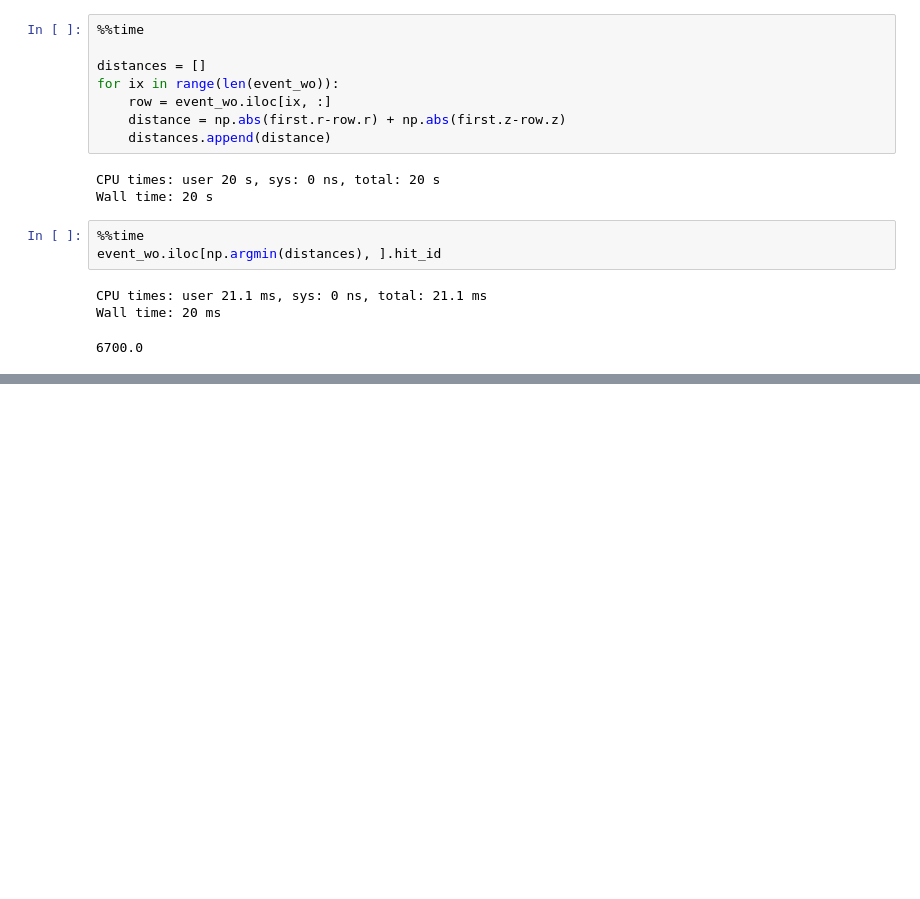
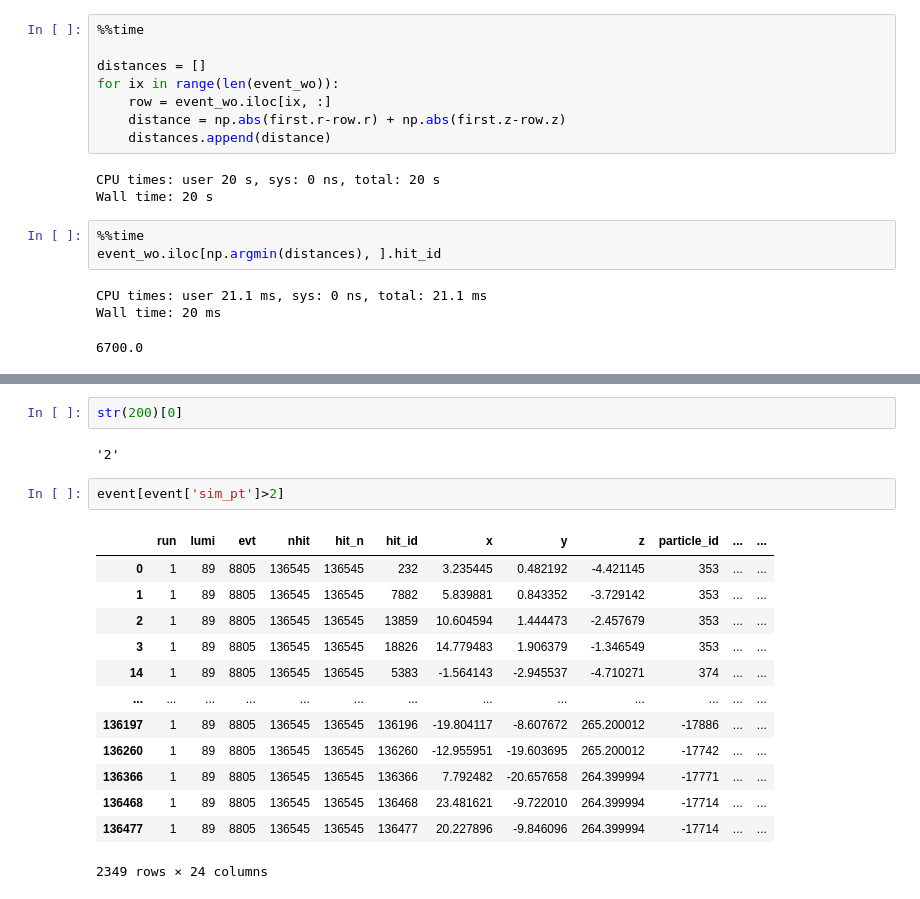
Before and after one commit to livaage/DDPG-for-tracking, a Jupyter notebook: Untitled.ipynb, the cells around one changed output, grey strips where cells are left out. Cells and saved outputs as stored; diff of their text form; blank space fills up the shorter version.

```diff
--- a/Untitled.ipynb
+++ b/Untitled.ipynb
@@ -243,0 +181,20 @@ Name: 0, dtype: float64
+# %%
+str(200)[0]
+# %% [output]
+'2'
+# %%
+event[event['sim_pt']>2]
+# %% [output]
+|  | run | lumi | evt | nhit | hit_n | hit_id | x | y | z | particle_id | ... | ... |
+| 0 | 1 | 89 | 8805 | 136545 | 136545 | 232 | 3.235445 | 0.482192 | -4.421145 | 353 | ... | ... |
+| 1 | 1 | 89 | 8805 | 136545 | 136545 | 7882 | 5.839881 | 0.843352 | -3.729142 | 353 | ... | ... |
+| 2 | 1 | 89 | 8805 | 136545 | 136545 | 13859 | 10.604594 | 1.444473 | -2.457679 | 353 | ... | ... |
+| 3 | 1 | 89 | 8805 | 136545 | 136545 | 18826 | 14.779483 | 1.906379 | -1.346549 | 353 | ... | ... |
+| 14 | 1 | 89 | 8805 | 136545 | 136545 | 5383 | -1.564143 | -2.945537 | -4.710271 | 374 | ... | ... |
+| ... | ... | ... | ... | ... | ... | ... | ... | ... | ... | ... | ... | ... |
+| 136197 | 1 | 89 | 8805 | 136545 | 136545 | 136196 | -19.804117 | -8.607672 | 265.200012 | -17886 | ... | ... |
+| 136260 | 1 | 89 | 8805 | 136545 | 136545 | 136260 | -12.955951 | -19.603695 | 265.200012 | -17742 | ... | ... |
+| 136366 | 1 | 89 | 8805 | 136545 | 136545 | 136366 | 7.792482 | -20.657658 | 264.399994 | -17771 | ... | ... |
+| 136468 | 1 | 89 | 8805 | 136545 | 136545 | 136468 | 23.481621 | -9.722010 | 264.399994 | -17714 | ... | ... |
+| 136477 | 1 | 89 | 8805 | 136545 | 136545 | 136477 | 20.227896 | -9.846096 | 264.399994 | -17714 | ... | ... |
+2349 rows × 24 columns
```
Also changed, not shown: parts of 23 cells of this notebook, 13 other files.
